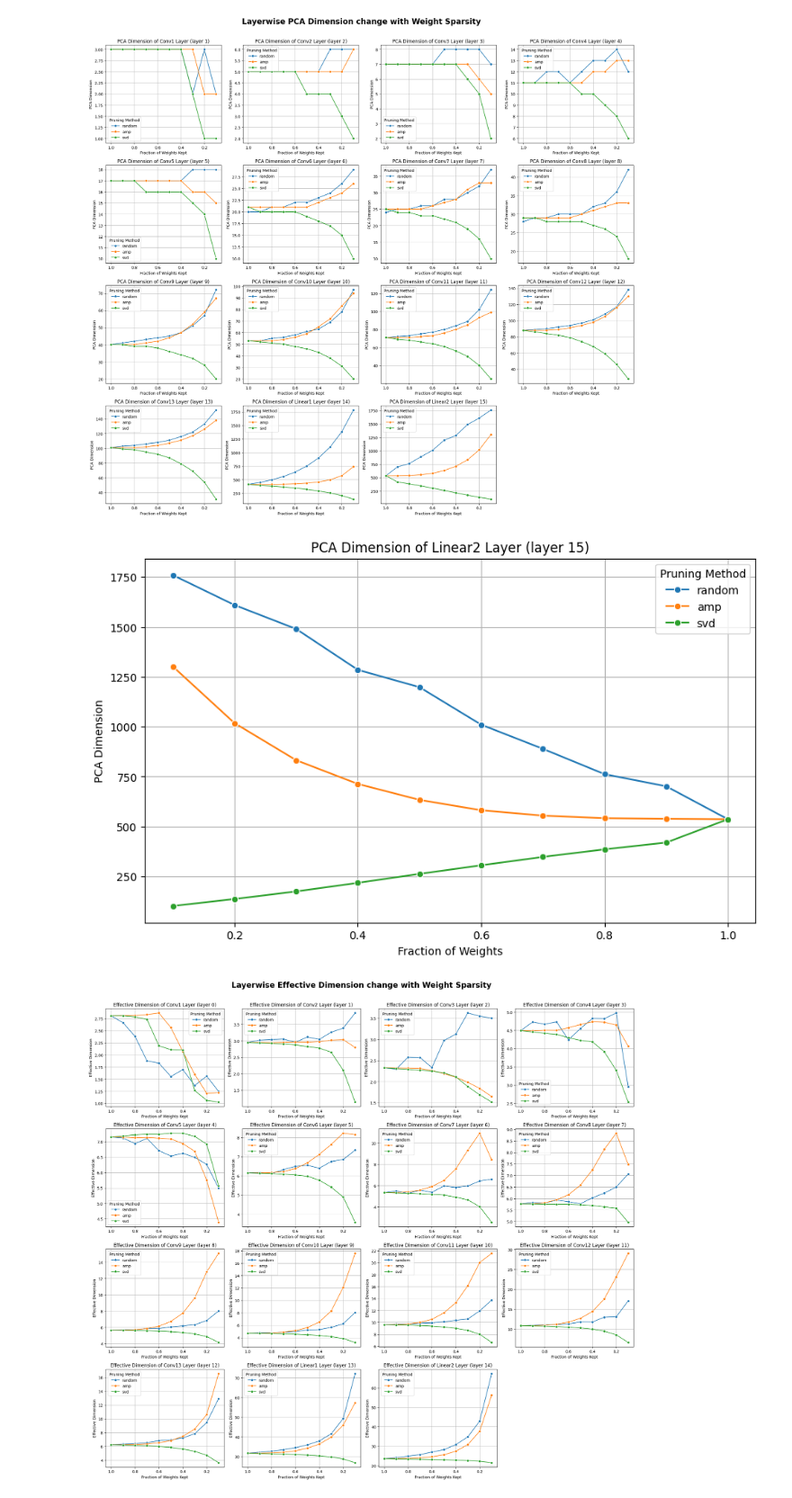
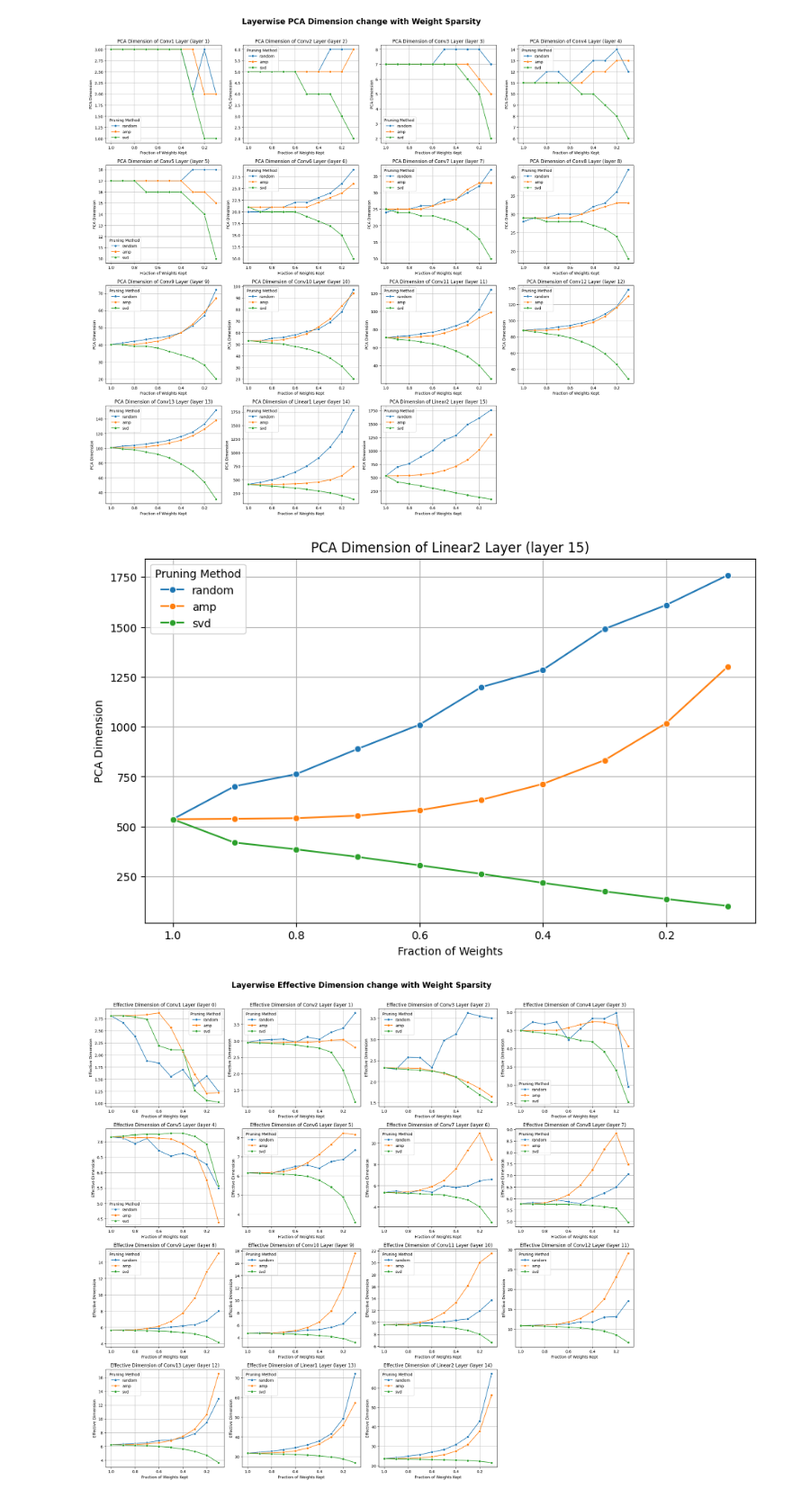
Before and after one commit to niranjanrajesh02/sparsity_alignment, a Jupyter notebook: 1_representation_space/plot_results.ipynb, the cells around one changed output. Shown at 90% size. Cells and saved outputs as stored; diff of their text form; code cells hidden in the pictures.

```diff
--- a/1_representation_space/plot_results.ipynb
+++ b/1_representation_space/plot_results.ipynb
@@ -215,20 +213,21 @@ plt.show()
 # %%
 # plot just penultimate layer pca dim for all 3 methods
 fig, ax = plt.subplots(figsize=(10, 6))
 i = len(layer_names) - 1
 layer_name = layer_names[i]
 df = pd.DataFrame(index=np.arange(len(sparsity_levels)*3), columns=['sparsity_level', 'pca_dim', 'method'])
 df['sparsity_level'] = sparsity_levels*3
 df['pca_dim'] = np.concatenate([pca_dims_random_layerwise[i, :], pca_dims_amp_layerwise[i, :], pca_dims_svd_layerwise[i, :]])
 df['method'] = ['random']*len(sparsity_levels) + ['amp']*len(sparsity_levels) + ['svd']*len(sparsity_levels)
 sns.lineplot(data=df, x='sparsity_level', y='pca_dim', hue='method', marker='o', ax=ax)
 ax.set_title(f'PCA Dimension of {layer_name} Layer (layer {i+1})')
 ax.set_xlabel('Fraction of Weights')
 ax.set_ylabel('PCA Dimension')
 ax.legend(title='Pruning Method')
+ax.invert_xaxis()
 ax.grid()
 # %% [output]
-[figure, old version]
+[figure, new version]
 # %%
 eff_dims_random_layerwise = read_results(prune_method='random', metric='eff_dim', prune_all=False) #[n_layers x n_sparsity_levels]
 eff_dims_amp_layerwise = read_results(prune_method='amp', metric='eff_dim', prune_all=False)
```
Also changed, not shown: parts of 3 cells of this notebook, 34 other files.
